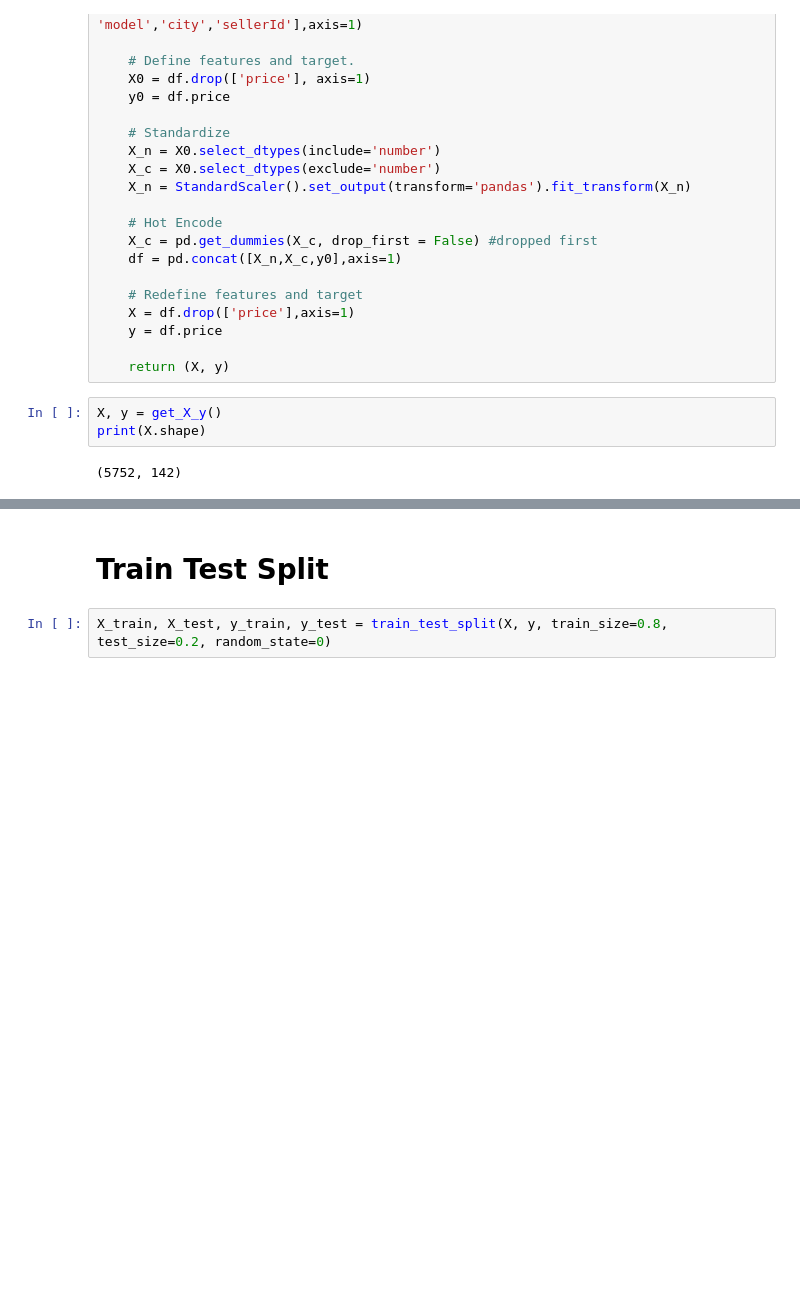
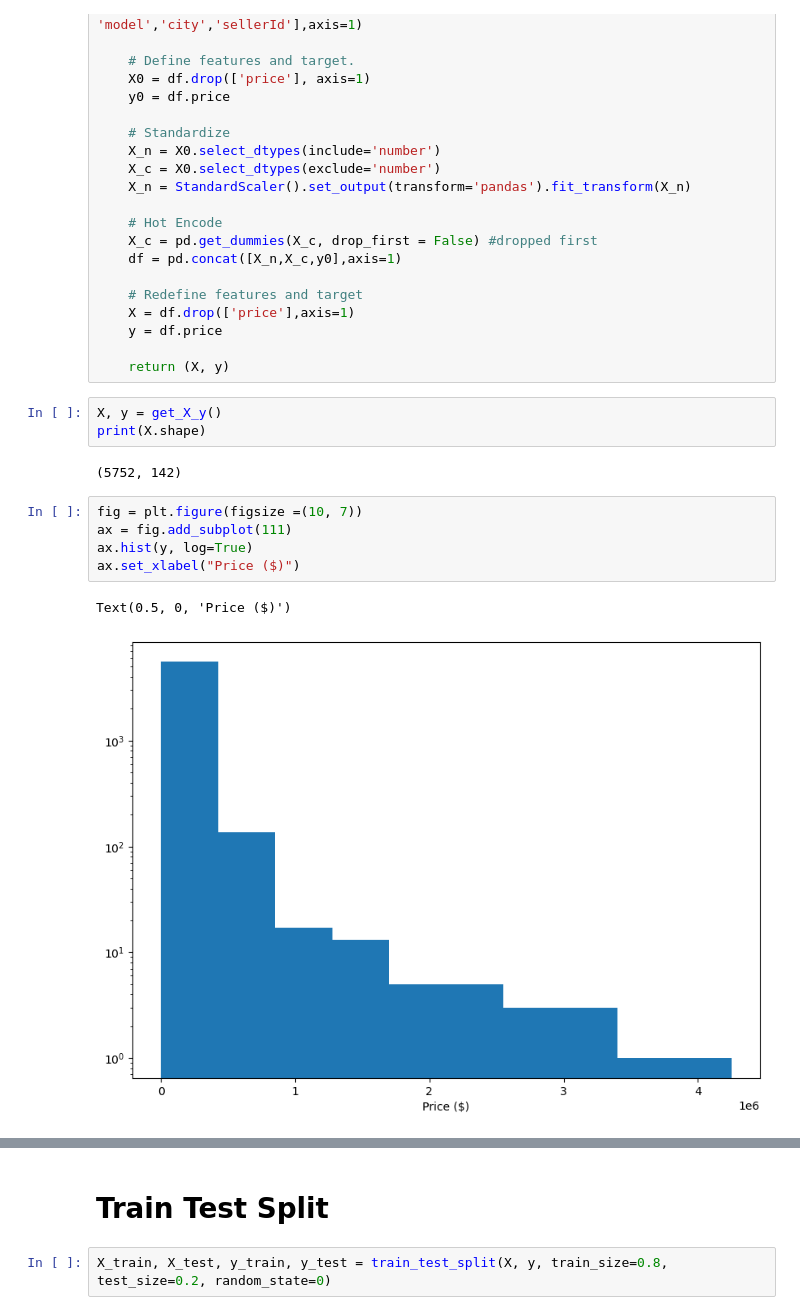
Before and after one commit to rhit-schrocjq/CSSE415-FinalProject, a Jupyter notebook: Final Model.ipynb, the cells around one changed output, grey strips where cells are left out. Saved outputs shown, nothing was run; the diff lists cells and outputs as text; blank space fills up the shorter version.

```diff
--- a/Final Model.ipynb
+++ b/Final Model.ipynb
@@ -53,3 +54,11 @@ X, y = get_X_y()
 print(X.shape)
 # %% [output]
 (5752, 142)
+# %%
+fig = plt.figure(figsize =(10, 7))
+ax = fig.add_subplot(111)
+ax.hist(y, log=True)
+ax.set_xlabel("Price ($)")
+# %% [output]
+Text(0.5, 0, 'Price ($)')
+[figure, added]
```
Also changed, not shown: parts of 7 cells of this notebook.
